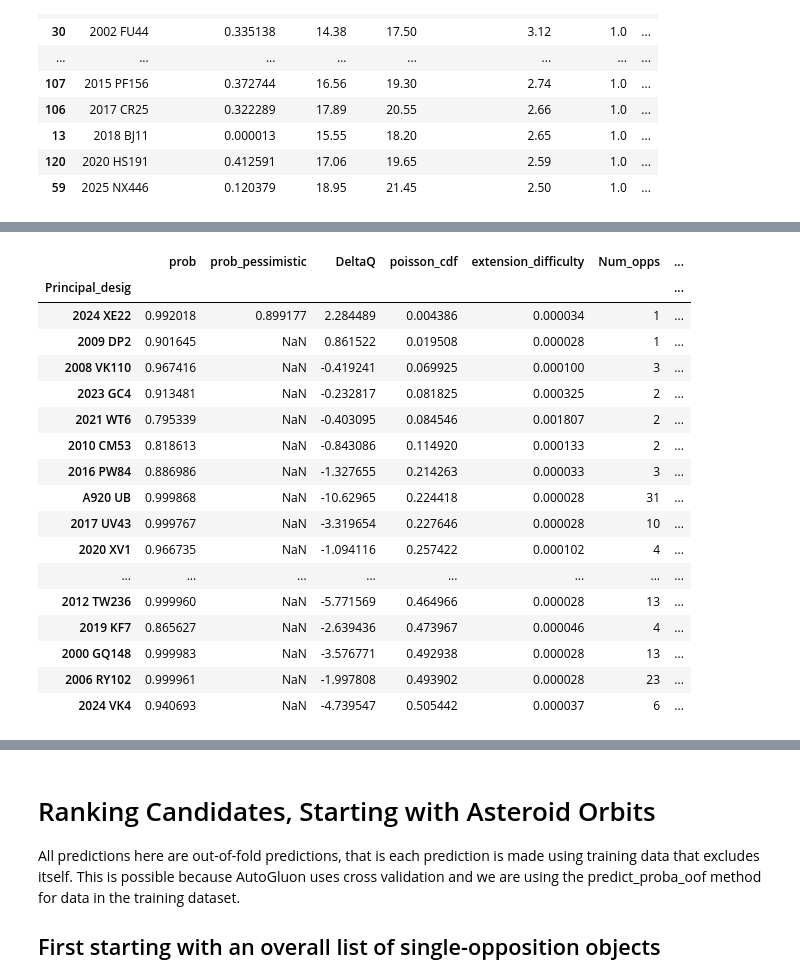
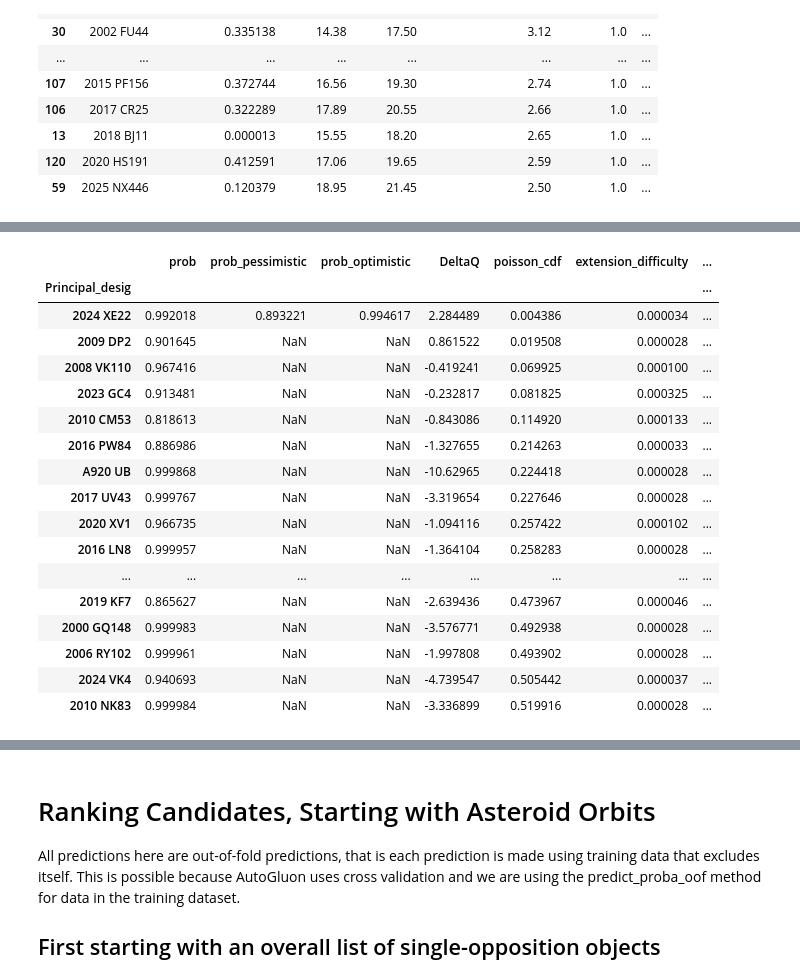
Before and after one commit to AstML/ActivitySCOPE, a Jupyter notebook: More Complicated Workbook - including paper-specific items.ipynb, the cells around one changed output, grey strips where cells are left out. Cells and saved outputs as stored; diff of their text form; code cells hidden in the pictures.

Commit message:
table 3 updated

```diff
--- a/More Complicated Workbook - including paper-specific items.ipynb
+++ b/More Complicated Workbook - including paper-specific items.ipynb
@@ -622,7 +627,7 @@ This is somewhat experimental, but it is the best unified system for identifying
 # %%
 extension_difficulty_threshold = 0.9
 
-default_col_set = ["prob", "prob_pessimistic", "DeltaQ", "poisson_cdf", "extension_difficulty", "Num_opps", "quantile_Opps", "exp_Num_opps", "nights_total",  "Ref", "Num_obs", "Arc_length", "U","a","i","H","q","TJ"]
+default_col_set = ["prob", "prob_pessimistic", "prob_optimistic", "DeltaQ", "poisson_cdf", "extension_difficulty", "Num_opps", "quantile_Opps", "exp_Num_opps", "nights_total",  "Ref", "Num_obs", "Arc_length", "U","a","i","H","q","TJ"]
 # engineer a feature that grades overall "priority" of follow up based on a gradient such that up and to the left on the scatterplot below is higher priority and lines of equal priority are parallel
 final["priority_score"] = final["DeltaQ"] - (final["extension_difficulty"] * 15.5)
 
@@ -827,30 +830,30 @@ z[~z["Known / Strong Suspect"]][default_col_set+['v_mag_avg']].sort_values("Arc_
 # %%
-# a > 5.4
+# Distant objects, a > 5.4
 final[((final["Arc_length"]>=8)|(final["Arc_length"].isna()))
       &(final["Num_obs"]>=6)
       &(final["a"]>5.4)
-      &(final["prob"]>0.75)
+      &(final["prob"]>0.8)
       &((final["extension_difficulty"].between(0,extension_difficulty_threshold))|(final["nights_total"].isna()))
       &(final["Orbital_period"]<20)].sort_values("poisson_cdf", ascending=True).head(20)[default_col_set]
 # %% [output]
-|  | prob | prob_pessimistic | DeltaQ | poisson_cdf | extension_difficulty | Num_opps | ... |
+|  | prob | prob_pessimistic | prob_optimistic | DeltaQ | poisson_cdf | extension_difficulty | ... |
 | Principal_desig |  |  |  |  |  |  | ... |
-| 2024 XE22 | 0.992018 | 0.899177 | 2.284489 | 0.004386 | 0.000034 | 1 | ... |
-| 2009 DP2 | 0.901645 | NaN | 0.861522 | 0.019508 | 0.000028 | 1 | ... |
-| 2008 VK110 | 0.967416 | NaN | -0.419241 | 0.069925 | 0.000100 | 3 | ... |
-| 2023 GC4 | 0.913481 | NaN | -0.232817 | 0.081825 | 0.000325 | 2 | ... |
-| 2021 WT6 | 0.795339 | NaN | -0.403095 | 0.084546 | 0.001807 | 2 | ... |
-| 2010 CM53 | 0.818613 | NaN | -0.843086 | 0.114920 | 0.000133 | 2 | ... |
-| 2016 PW84 | 0.886986 | NaN | -1.327655 | 0.214263 | 0.000033 | 3 | ... |
-| A920 UB | 0.999868 | NaN | -10.62965 | 0.224418 | 0.000028 | 31 | ... |
-| 2017 UV43 | 0.999767 | NaN | -3.319654 | 0.227646 | 0.000028 | 10 | ... |
-| 2020 XV1 | 0.966735 | NaN | -1.094116 | 0.257422 | 0.000102 | 4 | ... |
+| 2024 XE22 | 0.992018 | 0.893221 | 0.994617 | 2.284489 | 0.004386 | 0.000034 | ... |
+| 2009 DP2 | 0.901645 | NaN | NaN | 0.861522 | 0.019508 | 0.000028 | ... |
+| 2008 VK110 | 0.967416 | NaN | NaN | -0.419241 | 0.069925 | 0.000100 | ... |
+| 2023 GC4 | 0.913481 | NaN | NaN | -0.232817 | 0.081825 | 0.000325 | ... |
+| 2010 CM53 | 0.818613 | NaN | NaN | -0.843086 | 0.114920 | 0.000133 | ... |
+| 2016 PW84 | 0.886986 | NaN | NaN | -1.327655 | 0.214263 | 0.000033 | ... |
+| A920 UB | 0.999868 | NaN | NaN | -10.62965 | 0.224418 | 0.000028 | ... |
+| 2017 UV43 | 0.999767 | NaN | NaN | -3.319654 | 0.227646 | 0.000028 | ... |
+| 2020 XV1 | 0.966735 | NaN | NaN | -1.094116 | 0.257422 | 0.000102 | ... |
+| 2016 LN8 | 0.999957 | NaN | NaN | -1.364104 | 0.258283 | 0.000028 | ... |
 | ... | ... | ... | ... | ... | ... | ... | ... |
-| 2012 TW236 | 0.999960 | NaN | -5.771569 | 0.464966 | 0.000028 | 13 | ... |
-| 2019 KF7 | 0.865627 | NaN | -2.639436 | 0.473967 | 0.000046 | 4 | ... |
-| 2000 GQ148 | 0.999983 | NaN | -3.576771 | 0.492938 | 0.000028 | 13 | ... |
-| 2006 RY102 | 0.999961 | NaN | -1.997808 | 0.493902 | 0.000028 | 23 | ... |
-| 2024 VK4 | 0.940693 | NaN | -4.739547 | 0.505442 | 0.000037 | 6 | ... |
+| 2019 KF7 | 0.865627 | NaN | NaN | -2.639436 | 0.473967 | 0.000046 | ... |
+| 2000 GQ148 | 0.999983 | NaN | NaN | -3.576771 | 0.492938 | 0.000028 | ... |
+| 2006 RY102 | 0.999961 | NaN | NaN | -1.997808 | 0.493902 | 0.000028 | ... |
+| 2024 VK4 | 0.940693 | NaN | NaN | -4.739547 | 0.505442 | 0.000037 | ... |
+| 2010 NK83 | 0.999984 | NaN | NaN | -3.336899 | 0.519916 | 0.000028 | ... |
 # %%
 # Comets, this is is required as some comets will be missed by DeltaQ ranking but found by poisson_cdf ranking
 
```
Also changed, not shown: parts of 10 cells of this notebook, 4 other files.
